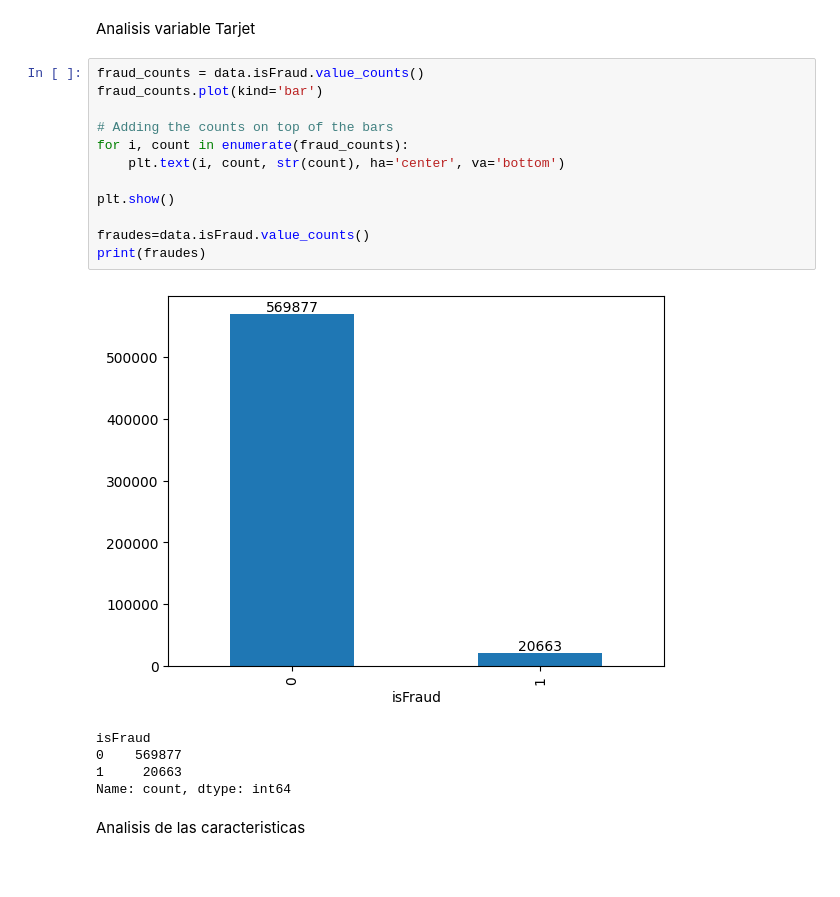
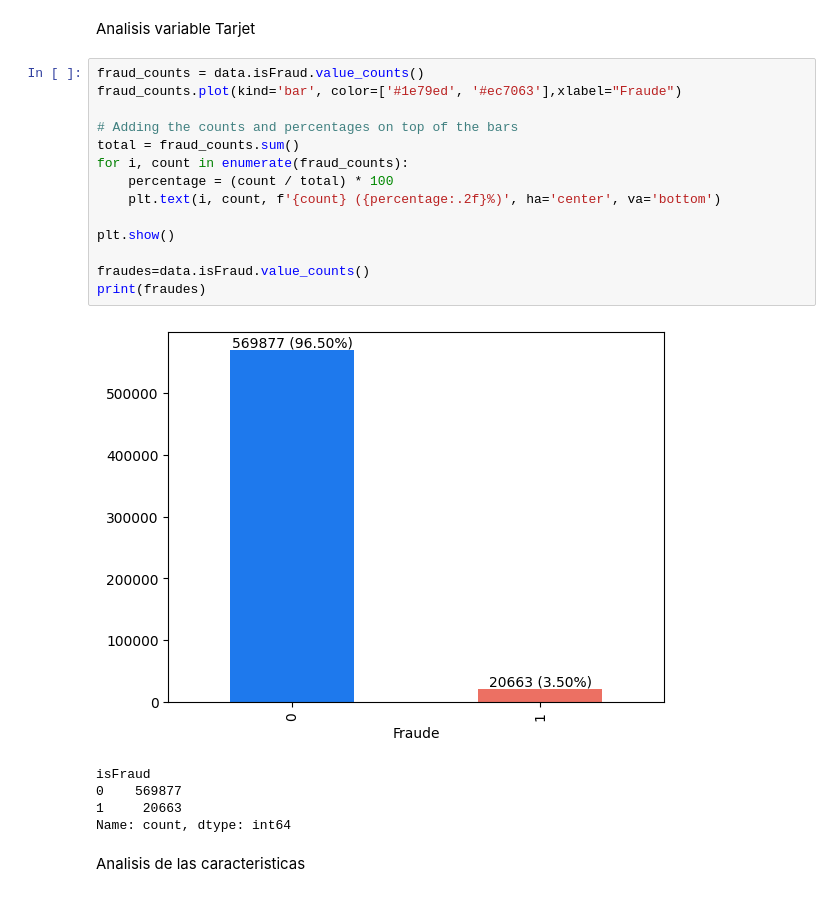
Before and after one commit to AngelMalpartida/Data-Fraud-Detection, a Jupyter notebook: AnalisisExploratorio.ipynb, the cells around one changed output. Saved outputs shown, nothing was run; the diff lists cells and outputs as text.

```diff
--- a/AnalisisExploratorio.ipynb
+++ b/AnalisisExploratorio.ipynb
@@ -127,18 +153,20 @@ Total de columnas categóricas: 14
 Analisis variable Tarjet
 # %%
 fraud_counts = data.isFraud.value_counts()
-fraud_counts.plot(kind='bar')
+fraud_counts.plot(kind='bar', color=['#1e79ed', '#ec7063'],xlabel="Fraude")
 
-# Adding the counts on top of the bars
+# Adding the counts and percentages on top of the bars
+total = fraud_counts.sum()
 for i, count in enumerate(fraud_counts):
-    plt.text(i, count, str(count), ha='center', va='bottom')
+    percentage = (count / total) * 100
+    plt.text(i, count, f'{count} ({percentage:.2f}%)', ha='center', va='bottom')
 
 plt.show()
 
 fraudes=data.isFraud.value_counts()
 print(fraudes)
 # %% [output]
-[figure, old version]
+[figure, new version]
 isFraud
 0    569877
 1     20663
```
Also changed, not shown: parts of 21 cells of this notebook, 1 other file.
